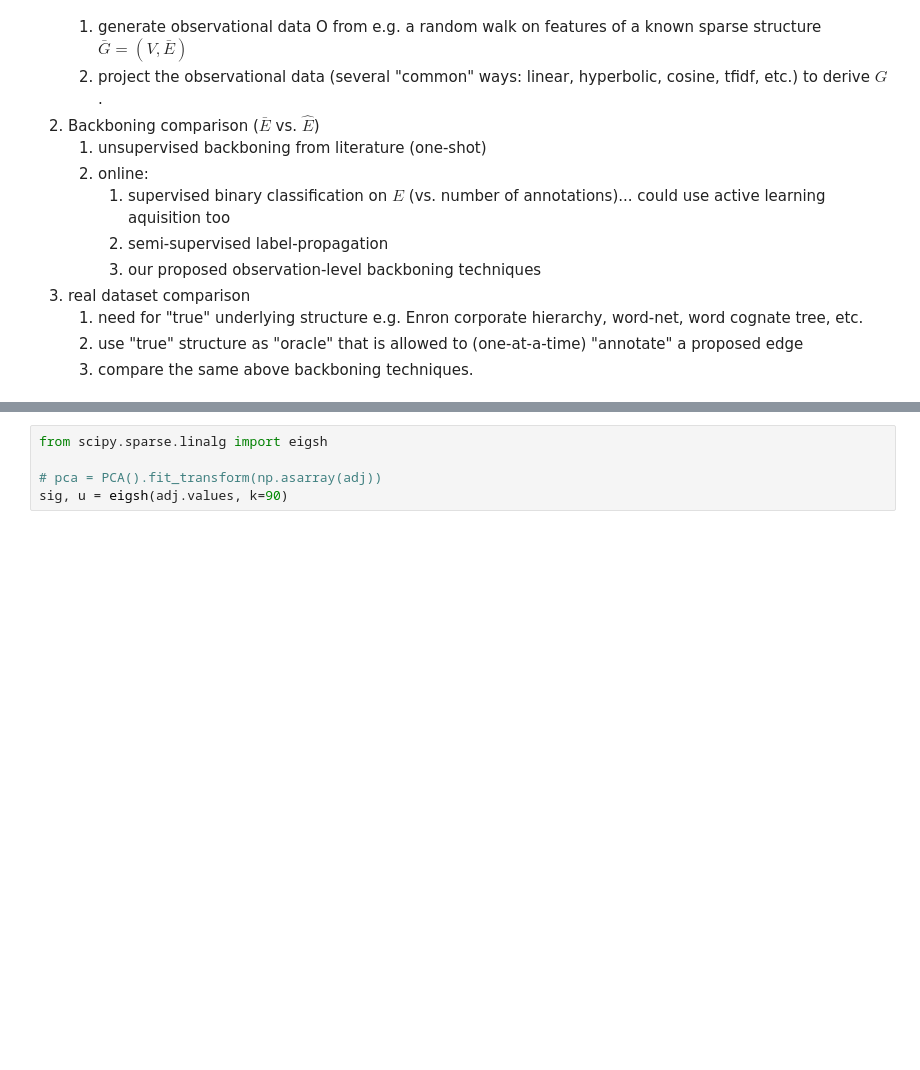
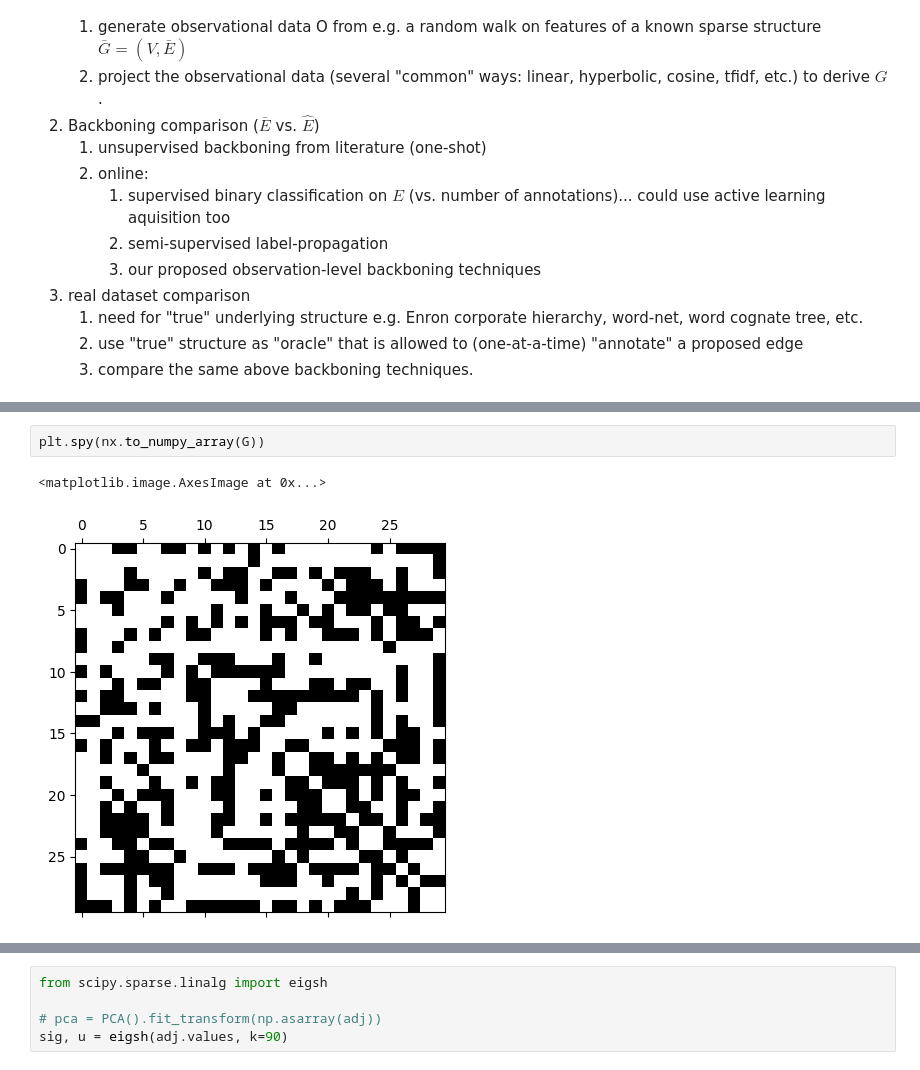
Before and after one commit to usnistgov/affinis, a Jupyter notebook: docs/observation-MSTs.ipynb, the cells around one changed output, grey strips where cells are left out. Drawn from its saved outputs; the diff is of its cells as text; blank space fills up the shorter version.

```diff
--- a/docs/observation-MSTs.ipynb
+++ b/docs/observation-MSTs.ipynb
@@ -98 +122,6 @@ tfidf = tfidf_model.fit_transform(cts)
+# %%
+plt.spy(nx.to_numpy_array(G))
+# %% [output]
+<matplotlib.image.AxesImage at 0x...>
+[figure, added]
 # %%
```
Also changed, not shown: parts of 17 cells of this notebook, 4 other files.
